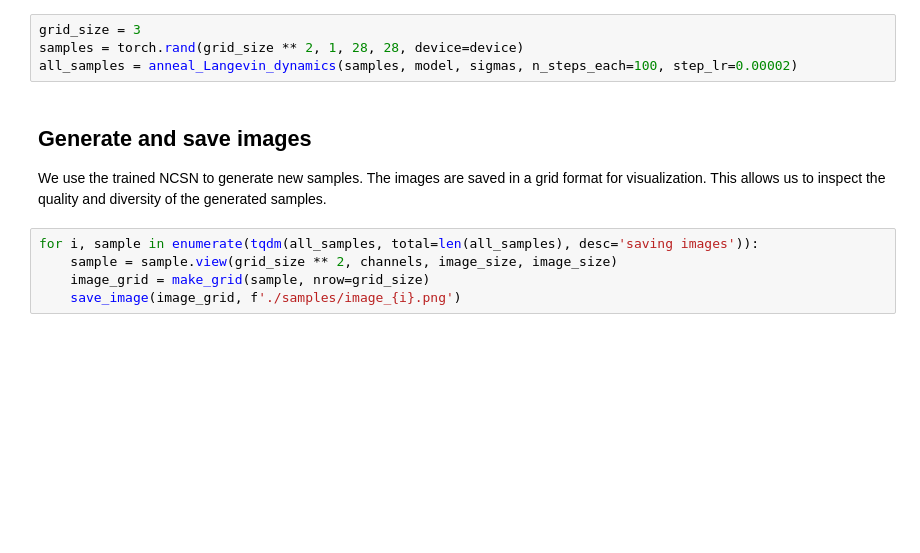
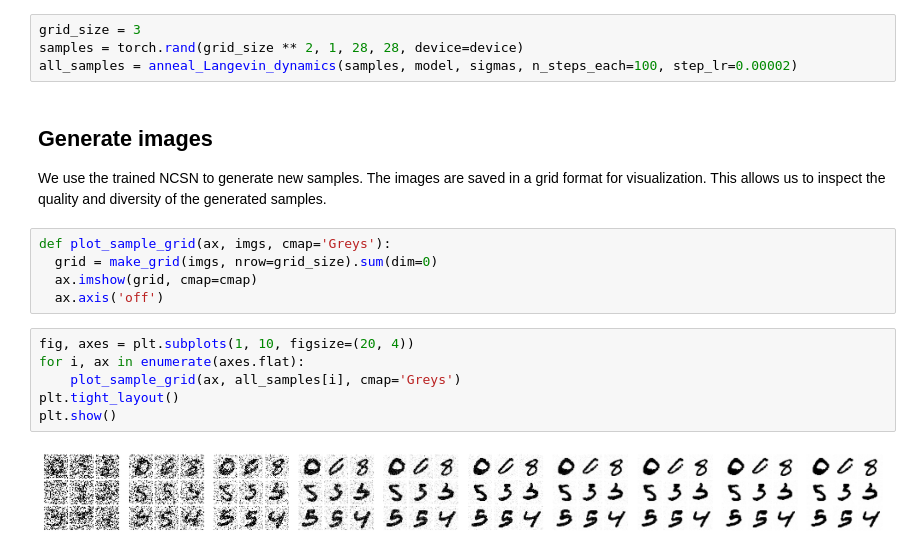
Before and after one commit to InsightLab/diffusion_models_course, a Jupyter notebook: ncsn_from_scratch.ipynb, the cells around one changed output. Cells and saved outputs as stored; diff of their text form; blank space fills up the shorter version.

Commit message:
Improving descriptions and samples plotting

```diff
--- a/ncsn_from_scratch.ipynb
+++ b/ncsn_from_scratch.ipynb
@@ -207,11 +230,19 @@ grid_size = 3
 samples = torch.rand(grid_size ** 2, 1, 28, 28, device=device)
 all_samples = anneal_Langevin_dynamics(samples, model, sigmas, n_steps_each=100, step_lr=0.00002)
 # %% [markdown]
-## Generate and save images
+## Generate images
 
 We use the trained NCSN to generate new samples. The images are saved in a grid format for visualization. This allows us to inspect the quality and diversity of the generated samples.
+# %%
+def plot_sample_grid(ax, imgs, cmap='Greys'):
+  grid = make_grid(imgs, nrow=grid_size).sum(dim=0)
+  ax.imshow(grid, cmap=cmap)
+  ax.axis('off')
 # %%
-for i, sample in enumerate(tqdm(all_samples, total=len(all_samples), desc='saving images')):
-    sample = sample.view(grid_size ** 2, channels, image_size, image_size)
-    image_grid = make_grid(sample, nrow=grid_size)
-    save_image(image_grid, f'./samples/image_{i}.png')
+fig, axes = plt.subplots(1, 10, figsize=(20, 4))
+for i, ax in enumerate(axes.flat):
+    plot_sample_grid(ax, all_samples[i], cmap='Greys')
+plt.tight_layout()
+plt.show()
+# %% [output]
+[figure, added]
```
Also changed, not shown: parts of 22 cells of this notebook.
